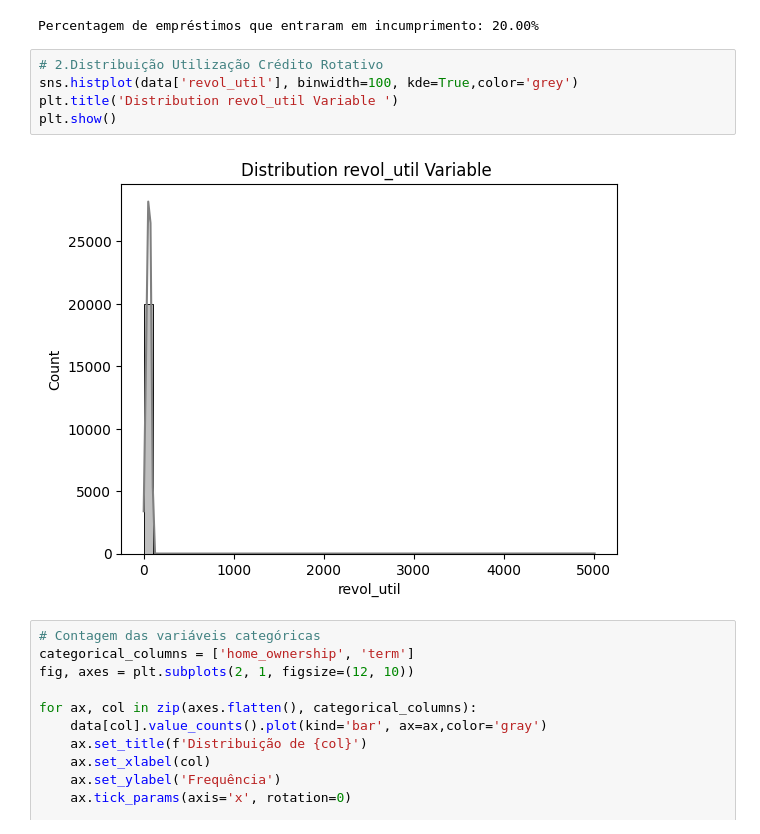
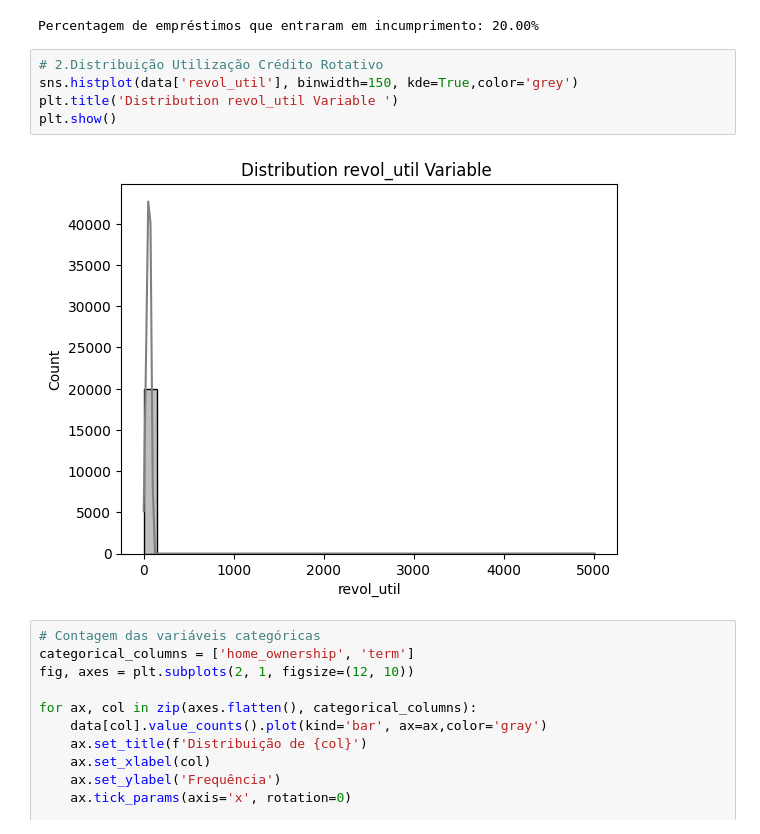
Before and after one commit to pereiranuno/loan-project, a Jupyter notebook: eda-finalproject.ipynb, the cells around one changed output. Drawn from its saved outputs; the diff is of its cells as text.

```diff
--- a/eda-finalproject.ipynb
+++ b/eda-finalproject.ipynb
@@ -176,11 +176,11 @@ print(f"Percentagem de empréstimos que entraram em incumprimento: {bad_loan_per
 Percentagem de empréstimos que entraram em incumprimento: 20.00%
 # %%
 # 2.Distribuição Utilização Crédito Rotativo
-sns.histplot(data['revol_util'], binwidth=100, kde=True,color='grey')
+sns.histplot(data['revol_util'], binwidth=150, kde=True,color='grey')
 plt.title('Distribution revol_util Variable ')
 plt.show()
 # %% [output]
-[figure, old version]
+[figure, new version]
 # %%
 # Contagem das variáveis categóricas
 categorical_columns = ['home_ownership', 'term']
```
Also changed, not shown: parts of 1 cell of this notebook.
